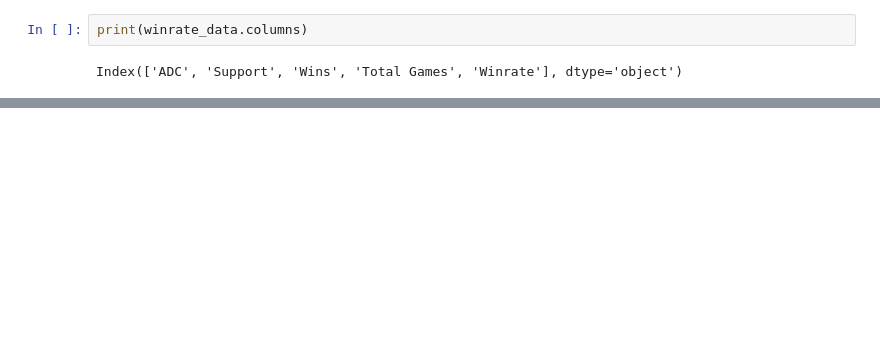
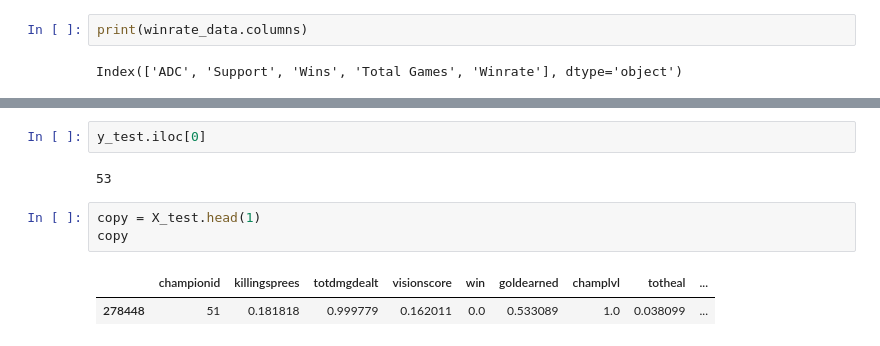
Before and after one commit to froguro/CSE158-Assignment2, a Jupyter notebook: Model.ipynb, the cells around one changed output, grey strips where cells are left out. Saved outputs shown, nothing was run; the diff lists cells and outputs as text; blank space fills up the shorter version.

```diff
--- a/Model.ipynb
+++ b/Model.ipynb
@@ -309,0 +316,10 @@ X_test
+# %%
+y_test.iloc[0]
+# %% [output]
+53
+# %%
+copy = X_test.head(1)
+copy
+# %% [output]
+|  | championid | killingsprees | totdmgdealt | visionscore | win | goldearned | champlvl | totheal | ... |
+| 278448 | 51 | 0.181818 | 0.999779 | 0.162011 | 0.0 | 0.533089 | 1.0 | 0.038099 | ... |
```
Also changed, not shown: parts of 26 cells of this notebook, 9 other files.
